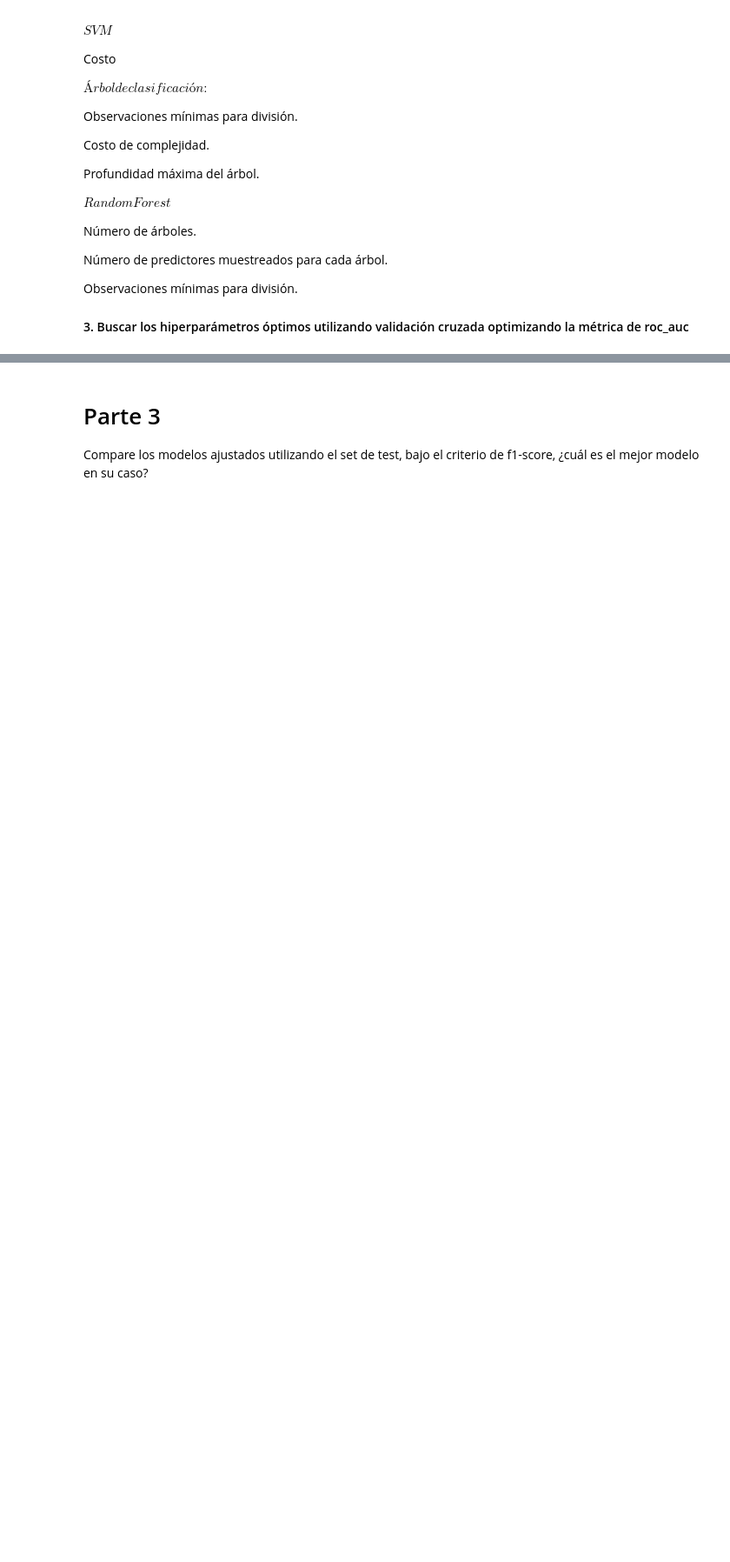
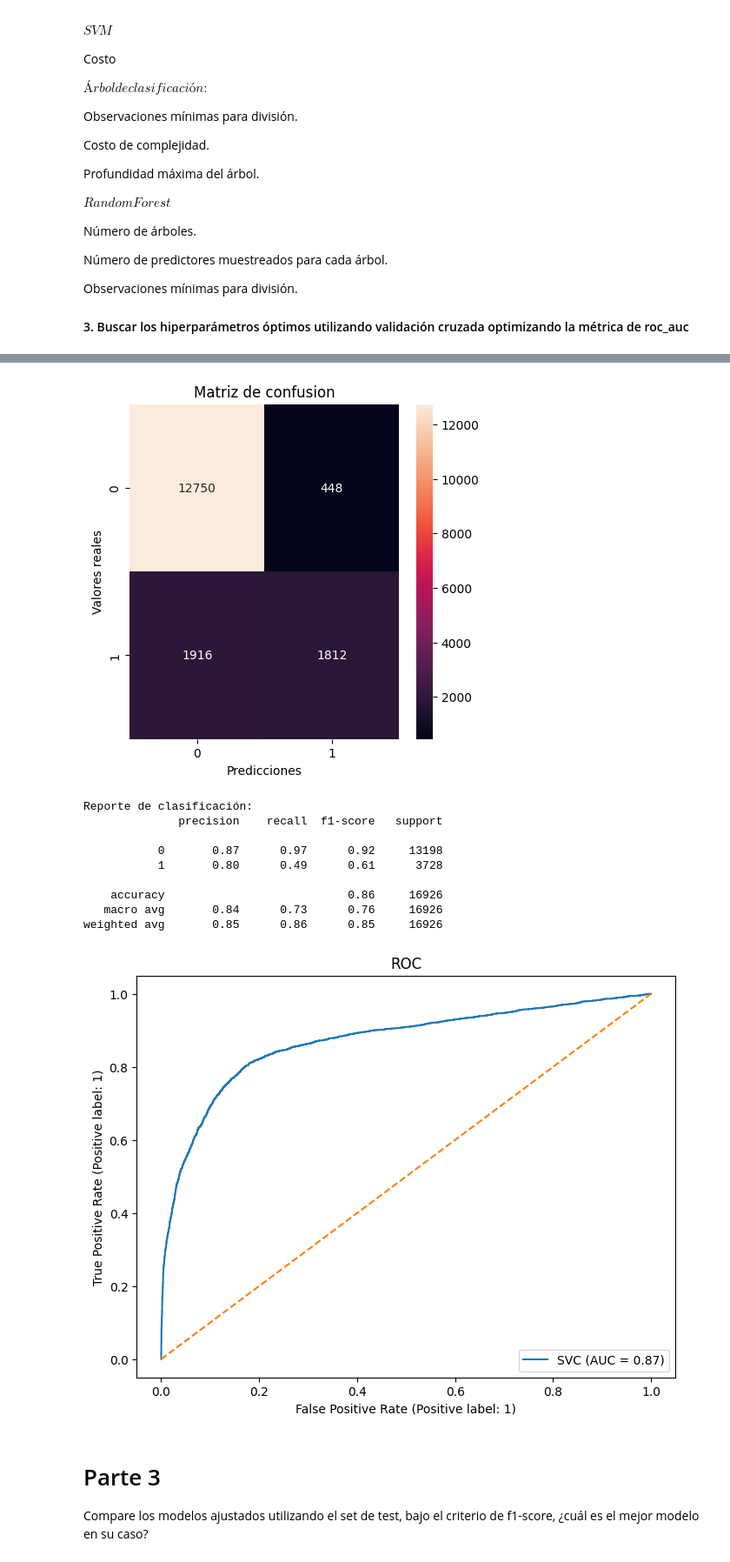
Before and after one commit to davidlealo/tallermodelossupervisados, a Jupyter notebook: segundo_taller_v4.ipynb, the cells around one changed output, grey strips where cells are left out. Shown: that part at 87% size. Drawn from its saved outputs; the diff is of its cells as text; code cells hidden in the pictures; blank space fills up the shorter version.

```diff
--- a/segundo_taller_v4.ipynb
+++ b/segundo_taller_v4.ipynb
@@ -175,0 +323,7 @@ Observaciones mínimas para división.
+# %%
+# Importar librerías de SVM
+from sklearn.svm import SVC
+from mlxtend.plotting import plot_decision_regions
+
+svm = SVC(random_state=2023)
+svm.fit(X_train,y_train)
@@ -176,3 +332,19 @@ Observaciones mínimas para división.
+# %%
+# Mostrar los resultados de SVM
+y_predsvm = svm.predict(X_test)
+mostrar_resultados(y_test, y_predsvm, X_test, svm)
+# %% [output]
+[figure, added]
+Reporte de clasificación:
+              precision    recall  f1-score   support
+
+           0       0.87      0.97      0.92     13198
+           1       0.80      0.49      0.61      3728
+
+    accuracy                           0.86     16926
+   macro avg       0.84      0.73      0.76     16926
+weighted avg       0.85      0.86      0.85     16926
+[figure, added]
 # %% [markdown]
 # Parte 3
 
```
Also changed, not shown: parts of 13 cells of this notebook.
